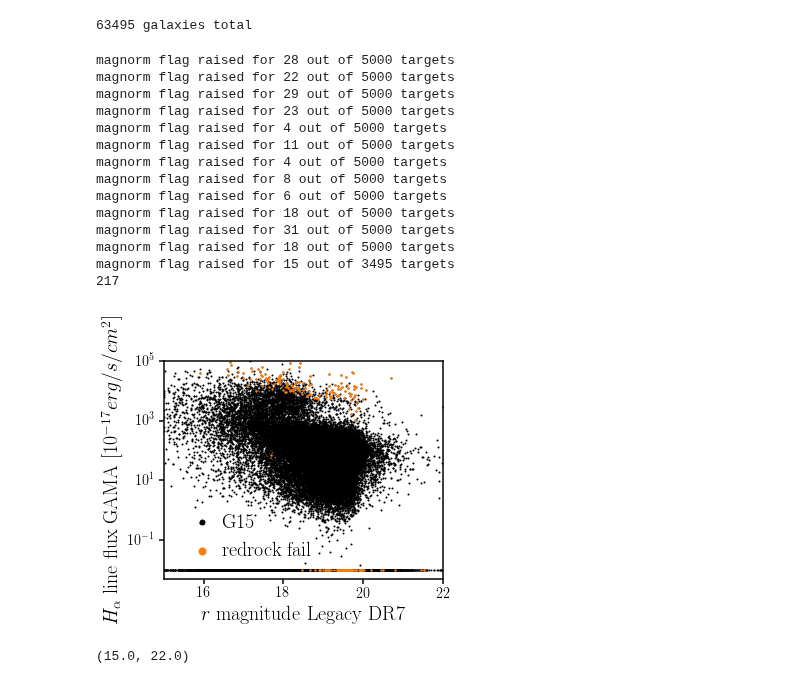
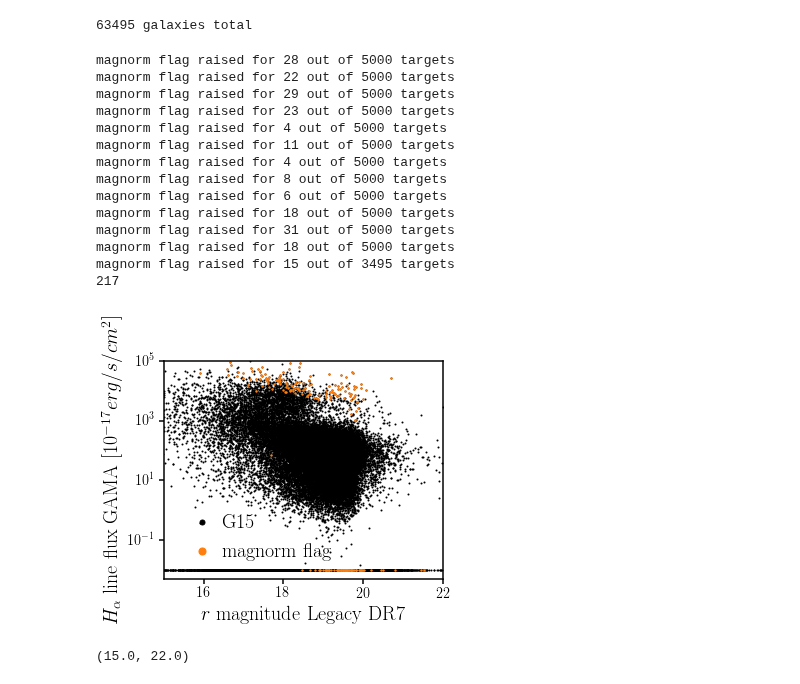
Before and after one commit to desi-bgs/feasiBGS, a Jupyter notebook: notebook/local_spectra_magnorm_flag.ipynb, the cells around one changed output. Cells and saved outputs as stored; diff of their text form; code cells hidden in the pictures.

Commit message:
examining the magnorm flag in more detail

```diff
--- a/notebook/local_spectra_magnorm_flag.ipynb
+++ b/notebook/local_spectra_magnorm_flag.ipynb
@@ -86,35 +86,35 @@ for i in range(1,14):
 
     blocks_ha.append(block_ha)
     blocks_r_mag.append(block_r_mag)
 
 blocks_ha = np.concatenate(blocks_ha)
 blocks_r_mag = np.concatenate(blocks_r_mag)
 print len(blocks_ha)
 hasha = (blocks_ha > 0.)
-sub.scatter(blocks_r_mag[hasha], blocks_ha[hasha], s=2, c='C1', label='redrock fail')
+sub.scatter(blocks_r_mag[hasha], blocks_ha[hasha], s=2, c='C1', label='magnorm flag')
 sub.scatter(blocks_r_mag[~hasha], np.repeat(1e-2, np.sum(~hasha)), s=2, c='C1')
 sub.legend(loc='lower left', markerscale=5, handletextpad=0., fontsize=20)
 sub.set_xlabel(r'$r$ magnitude Legacy DR7', fontsize=20)
 sub.set_xlim([15., 22.])
 sub.set_ylabel(r'$H_\alpha$ line flux GAMA $[10^{-17}erg/s/cm^2]$', fontsize=20)
 sub.set_ylim([5e-3, 1e5])
 sub.set_yscale('log')
 # %% [output]
 magnorm flag raised for 28 out of 5000 targets
 magnorm flag raised for 22 out of 5000 targets
 magnorm flag raised for 29 out of 5000 targets
 magnorm flag raised for 23 out of 5000 targets
 magnorm flag raised for 4 out of 5000 targets
 magnorm flag raised for 11 out of 5000 targets
 magnorm flag raised for 4 out of 5000 targets
 magnorm flag raised for 8 out of 5000 targets
 magnorm flag raised for 6 out of 5000 targets
 magnorm flag raised for 18 out of 5000 targets
 magnorm flag raised for 31 out of 5000 targets
 magnorm flag raised for 18 out of 5000 targets
 magnorm flag raised for 15 out of 3495 targets
 217
-[figure, old version]
+[figure, new version]
 # %%
 fig = plt.figure()
 sub = fig.add_subplot(111)
```
Also changed, not shown: parts of 7 cells of this notebook, 1 other file.
